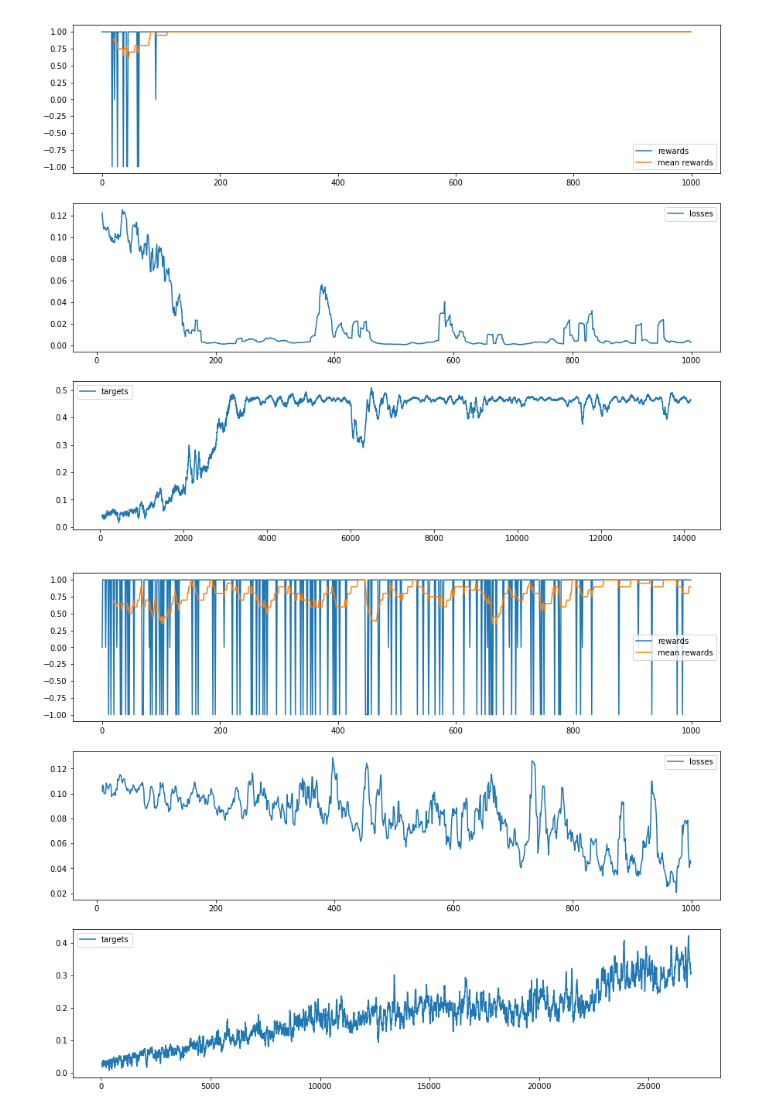
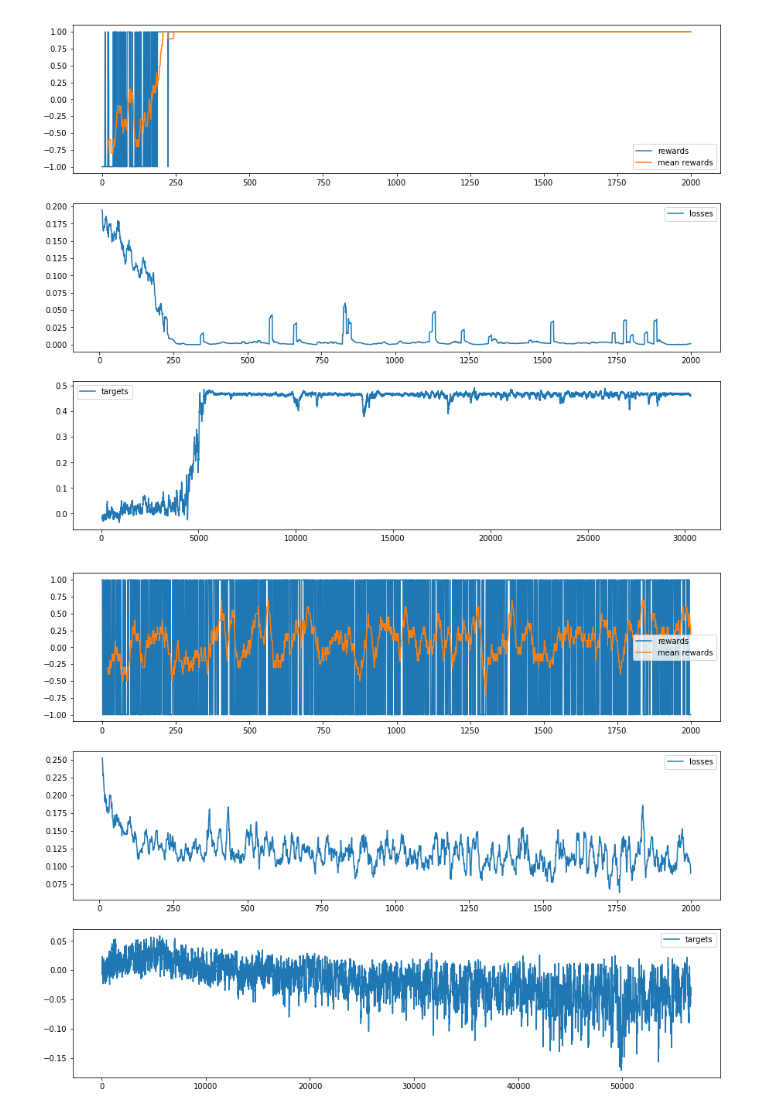
Before and after one commit to QuentinDuval/PythonExperiments, a Jupyter notebook: ml/codingame/ultimate_tic_tac_toe_learning.ipynb, the cells around one changed output. Cells and saved outputs as stored; diff of their text form; code cells hidden in the pictures.

Commit message:
Trying to learn on a ultimate tic tac toe

```diff
--- a/ml/codingame/ultimate_tic_tac_toe_learning.ipynb
+++ b/ml/codingame/ultimate_tic_tac_toe_learning.ipynb
@@ -51,7 +51,7 @@ class TicTacToeEnv:
         self.opponent_agent = random.choice(self.opponent_agents)
         if self.player == CIRCLE:  # Cross always start first
             move = self.opponent_agent.get_action(self.game, self.opponent)
-            self.game.play_(self.opponent, move)
+            self.game = self.game.play(self.opponent, move)
         return self.state
 
     @property
@@ -62,14 +62,13 @@ class TicTacToeEnv:
         return self.game.is_over()
 
     def step(self, move: Move) -> Reward:
-        self.game = self.game.clone()
-        self.game.play_(self.player, move)
+        self.game = self.game.play(self.player, move)
         if self.game.is_over():
             return self._reward()
 
         move = self.opponent_agent.get_action(self.game, self.opponent)
-        self.game.play_(self.opponent, move)
-        return -1 * self._reward()
+        self.game = self.game.play(self.opponent, move)
+        return self._reward()
 
     def _reward(self):
         if self.game.winner == self.player:
@@ -267,51 +281,51 @@ def train_sarsa_policy(
             if not next_game.is_over():
                 move = next_move
                 move_value = next_move_value
 
         # Record history
         episode_rewards.append(episode_reward)
         episode_losses.append(episode_loss)
 
     # Reporting
     if show_stats:
         fig, ax = plt.subplots(figsize=(15, 12), nrows=3)
         ax[0].plot(episode_rewards, label="rewards")
         ax[0].plot(pd.Series(episode_rewards).rolling(20).mean(), label="mean rewards")
         ax[1].plot(pd.Series(episode_losses).rolling(10).sum() / 100., label="losses")
         ax[2].plot(pd.Series(target_values).rolling(50).sum() / 100., label="targets")
         for p in ax:
             p.legend()
         plt.show()
 
 
 """
-Training against the first move agent
+Training against the basic agents
 """
 
 
-env=TicTacToeEnv(opponent=FirstMoveAgent())
-
 sarsa_policy_1 = Policy()
 train_sarsa_policy(
-    env, policy=sarsa_policy_1, episodes=1000, discount=0.99,
-    start_epsilon=0.5, min_epsilon=0.001, epsilon_decrease=0.95,
-    learning_rate=1e-3, learning_rate_decay=0.99,
-    weight_decay=1e-3, eligibility_fading=0.0)
-
-
-"""
-Training against the random agent
-"""
-
-
-env=TicTacToeEnv(opponent=RandomAgent())
+    env=TicTacToeEnv(opponent=FirstMoveAgent()),
+    policy=sarsa_policy_1, episodes=2000, discount=0.99,
+    start_epsilon=0.9, min_epsilon=0.001, epsilon_decrease=0.95,
+    learning_rate=5e-4, learning_rate_decay=0.99,
+    weight_decay=0.0, eligibility_fading=0.0)
 
 sarsa_policy_2 = Policy()
 train_sarsa_policy(
-    env, policy=sarsa_policy_2, episodes=1000, discount=0.99,
-    start_epsilon=0.5, min_epsilon=0.001, epsilon_decrease=0.95,
-    learning_rate=1e-3, learning_rate_decay=0.99,
-    weight_decay=1e-3, eligibility_fading=0.0)
+    env=TicTacToeEnv(opponent=RandomAgent()),
+    policy=sarsa_policy_2, episodes=2000, discount=0.99,
+    start_epsilon=0.9, min_epsilon=0.001, epsilon_decrease=0.95,
+    learning_rate=5e-4, learning_rate_decay=0.99,
+    weight_decay=0.0, eligibility_fading=0.0)
+
+sarsa_policy_3 = Policy()
+train_sarsa_policy(
+    env=TicTacToeEnv(opponent=[FirstMoveAgent(), RandomAgent()]),
+    policy=sarsa_policy_3, episodes=2000, discount=0.99,
+    start_epsilon=0.9, min_epsilon=0.001, epsilon_decrease=0.95,
+    learning_rate=5e-4, learning_rate_decay=0.99,
+    weight_decay=0.0, eligibility_fading=0.0)
 # %% [output]
-[figure, old version]
+[figure, new version]
-[figure, old version]
+[figure, new version]
```
Also changed, not shown: parts of 3 cells of this notebook.
